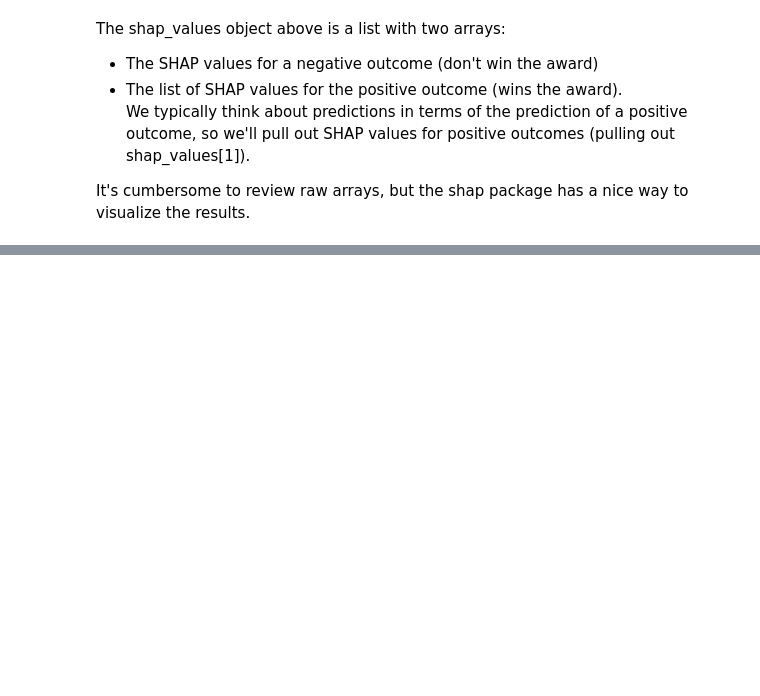
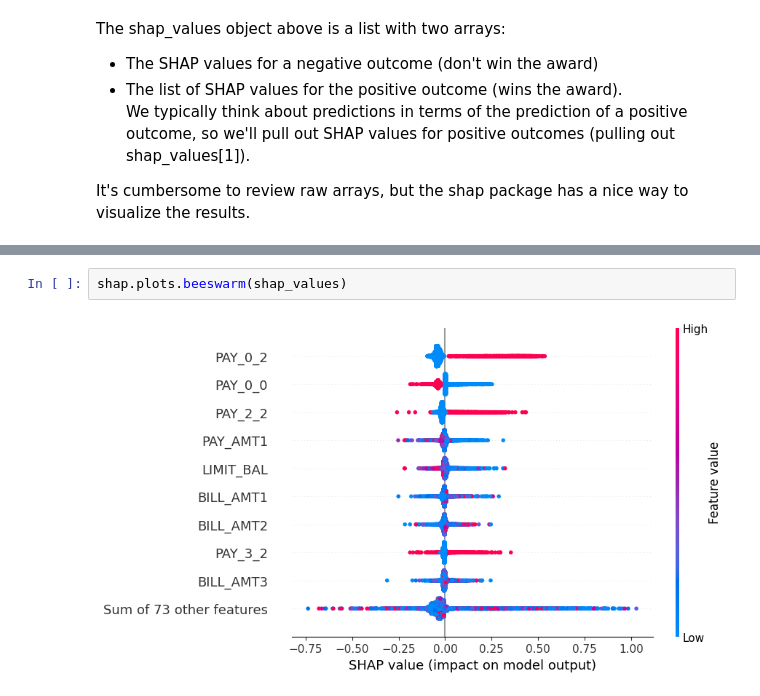
Before and after one commit to Moh-Sarem/Tutorials, a Jupyter notebook: Feature_importance_V2.ipynb, the cells around one changed output, grey strips where cells are left out. Cells and saved outputs as stored; diff of their text form; blank space fills up the shorter version.

```diff
--- a/Feature_importance_V2.ipynb
+++ b/Feature_importance_V2.ipynb
@@ -517,0 +446,4 @@ shap.plots.scatter(shap_values)
+# %%
+shap.plots.beeswarm(shap_values)
+# %% [output]
+[figure, added]
```
Also changed, not shown: parts of 15 cells of this notebook.
